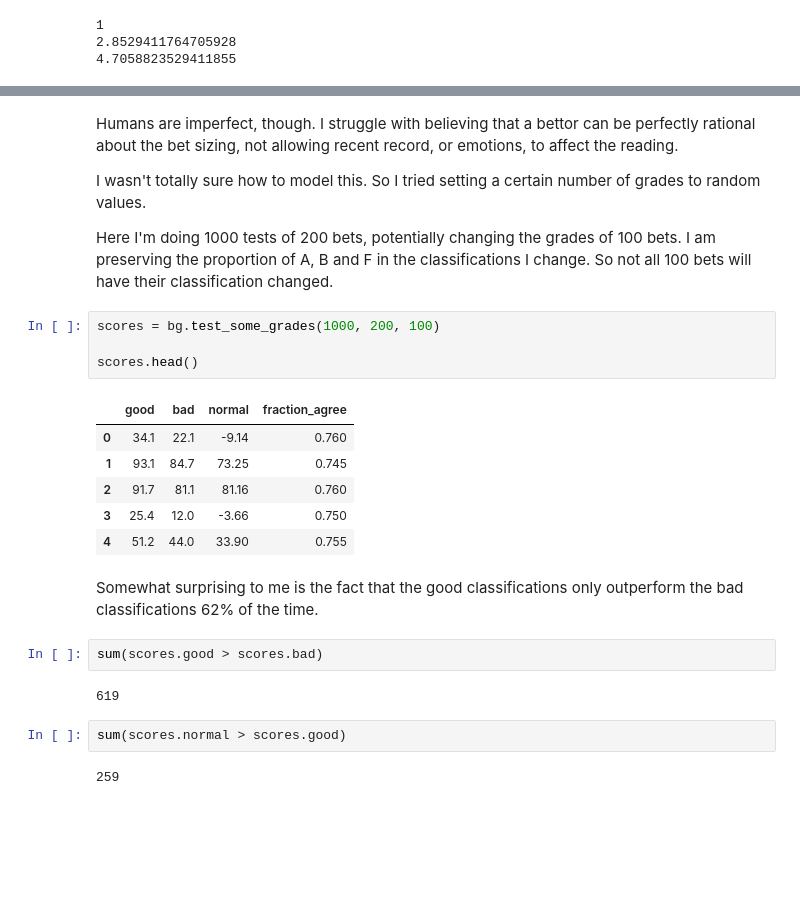
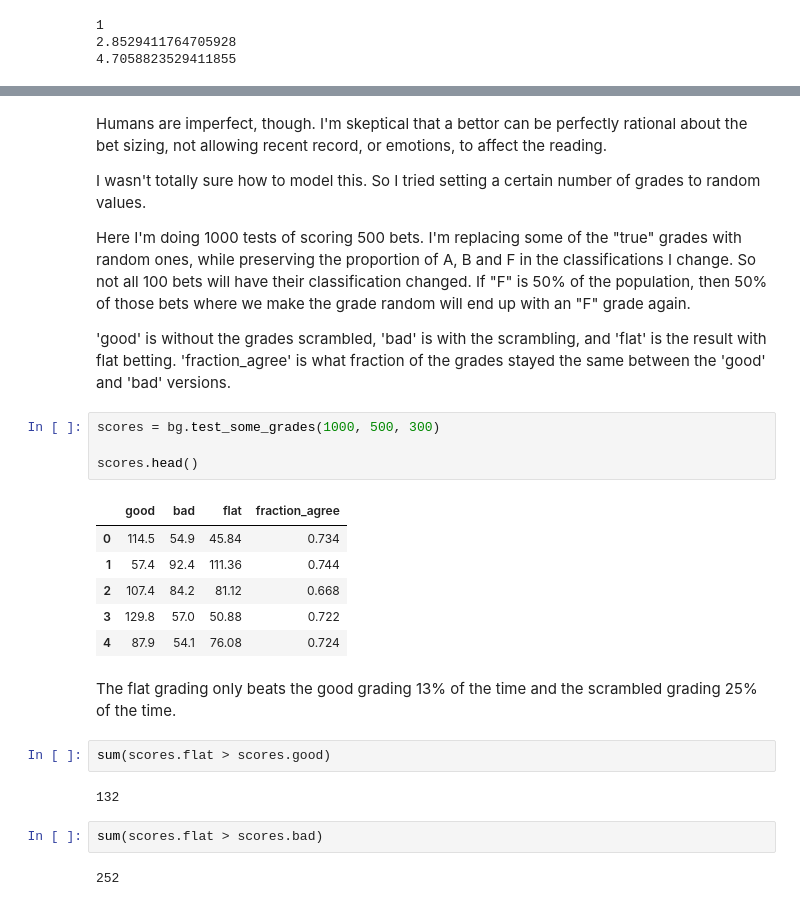
Before and after one commit to csdurfee/book, a Jupyter notebook: ep 7 TOUTS.ipynb, the cells around one changed output, grey strips where cells are left out. Cells and saved outputs as stored; diff of their text form; blank space fills up the shorter version.

Commit message:
roll up of all recent changes

```diff
--- a/ep 7 TOUTS.ipynb
+++ b/ep 7 TOUTS.ipynb
@@ -531,27 +498,29 @@ mean diff: 15.76126
 # %% [markdown]
-Humans are imperfect, though. I struggle with believing that a bettor can be perfectly rational about the bet sizing, not allowing recent record, or emotions, to affect the reading.
+Humans are imperfect, though. I'm skeptical that a bettor can be perfectly rational about the bet sizing, not allowing recent record, or emotions, to affect the reading.
 
 I wasn't totally sure how to model this. So I tried setting a certain number of grades to random values.
 
-Here I'm doing 1000 tests of 200 bets, potentially changing the grades of 100 bets. I am preserving the proportion of A, B and F in the classifications I change. So not all 100 bets will have their classification changed.
+Here I'm doing 1000 tests of scoring 500 bets. I'm replacing some of the "true" grades with random ones, while preserving the proportion of A, B and F in the classifications I change. So not all 100 bets will have their classification changed. If "F" is 50% of the population, then 50% of those bets where we make the grade random  will end up with an "F" grade again.
+
+'good' is without the grades scrambled, 'bad' is with the scrambling, and 'flat' is the result with flat betting. 'fraction_agree' is what fraction of the grades stayed the same between the 'good' and 'bad' versions.
 # %%
-scores = bg.test_some_grades(1000, 200, 100)
+scores = bg.test_some_grades(1000, 500, 300)
 
 scores.head()
 # %% [output]
-|  | good | bad | normal | fraction_agree |
-| 0 | 34.1 | 22.1 | -9.14 | 0.760 |
-| 1 | 93.1 | 84.7 | 73.25 | 0.745 |
-| 2 | 91.7 | 81.1 | 81.16 | 0.760 |
-| 3 | 25.4 | 12.0 | -3.66 | 0.750 |
-| 4 | 51.2 | 44.0 | 33.90 | 0.755 |
+|  | good | bad | flat | fraction_agree |
+| 0 | 114.5 | 54.9 | 45.84 | 0.734 |
+| 1 | 57.4 | 92.4 | 111.36 | 0.744 |
+| 2 | 107.4 | 84.2 | 81.12 | 0.668 |
+| 3 | 129.8 | 57.0 | 50.88 | 0.722 |
+| 4 | 87.9 | 54.1 | 76.08 | 0.724 |
-# %% [markdown]
-Somewhat surprising to me is the fact that the good classifications only outperform the bad classifications 62% of the time.
+# %% [markdown]
+The flat grading only beats the good grading 13% of the time and the scrambled grading 25% of the time.
+# %%
+sum(scores.flat > scores.good)
+# %% [output]
+132
 # %%
-sum(scores.good > scores.bad)
+sum(scores.flat > scores.bad)
 # %% [output]
-619
+252
-# %%
-sum(scores.normal > scores.good)
-# %% [output]
-259
```
Also changed, not shown: parts of 27 cells of this notebook, 10 other files.
